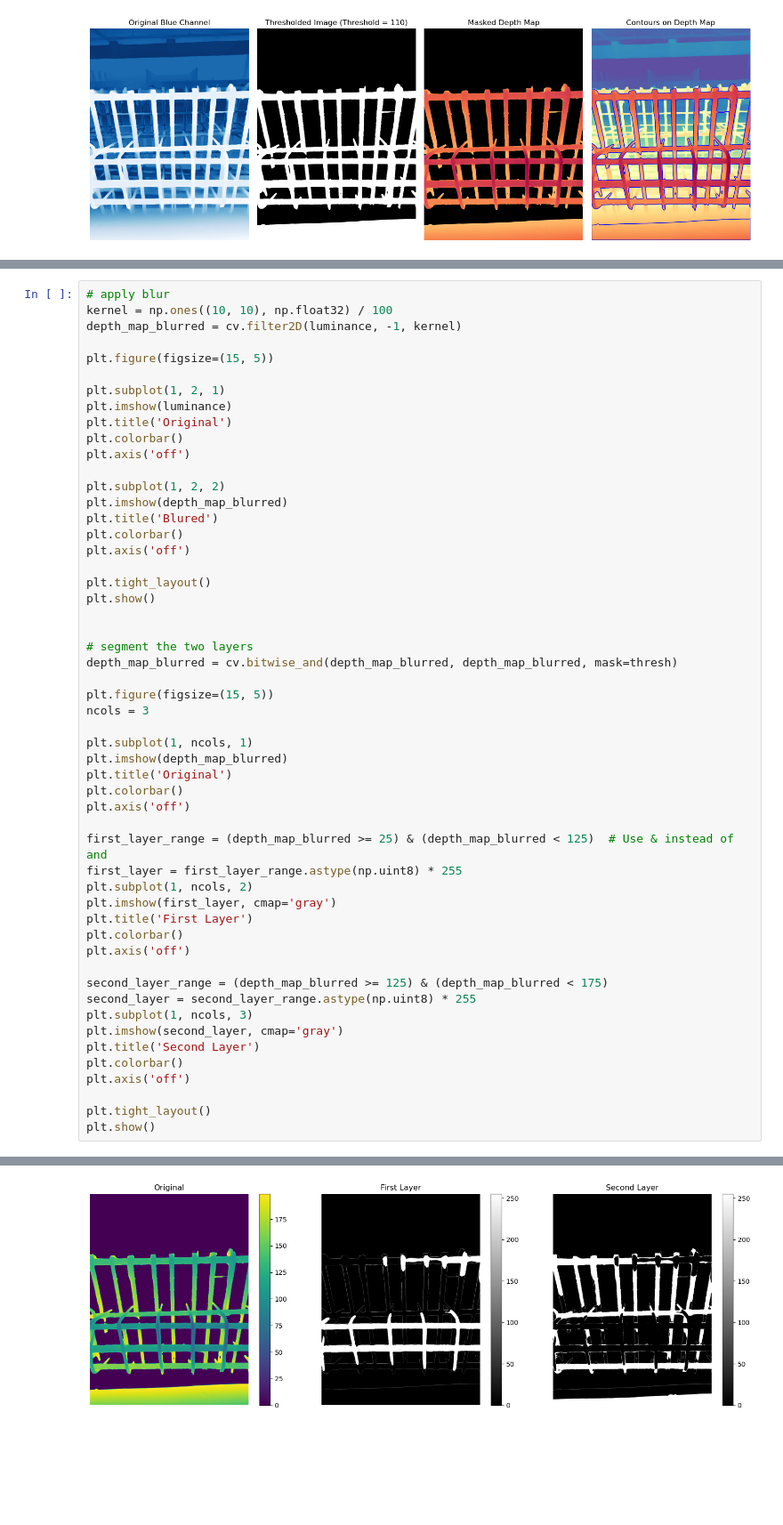
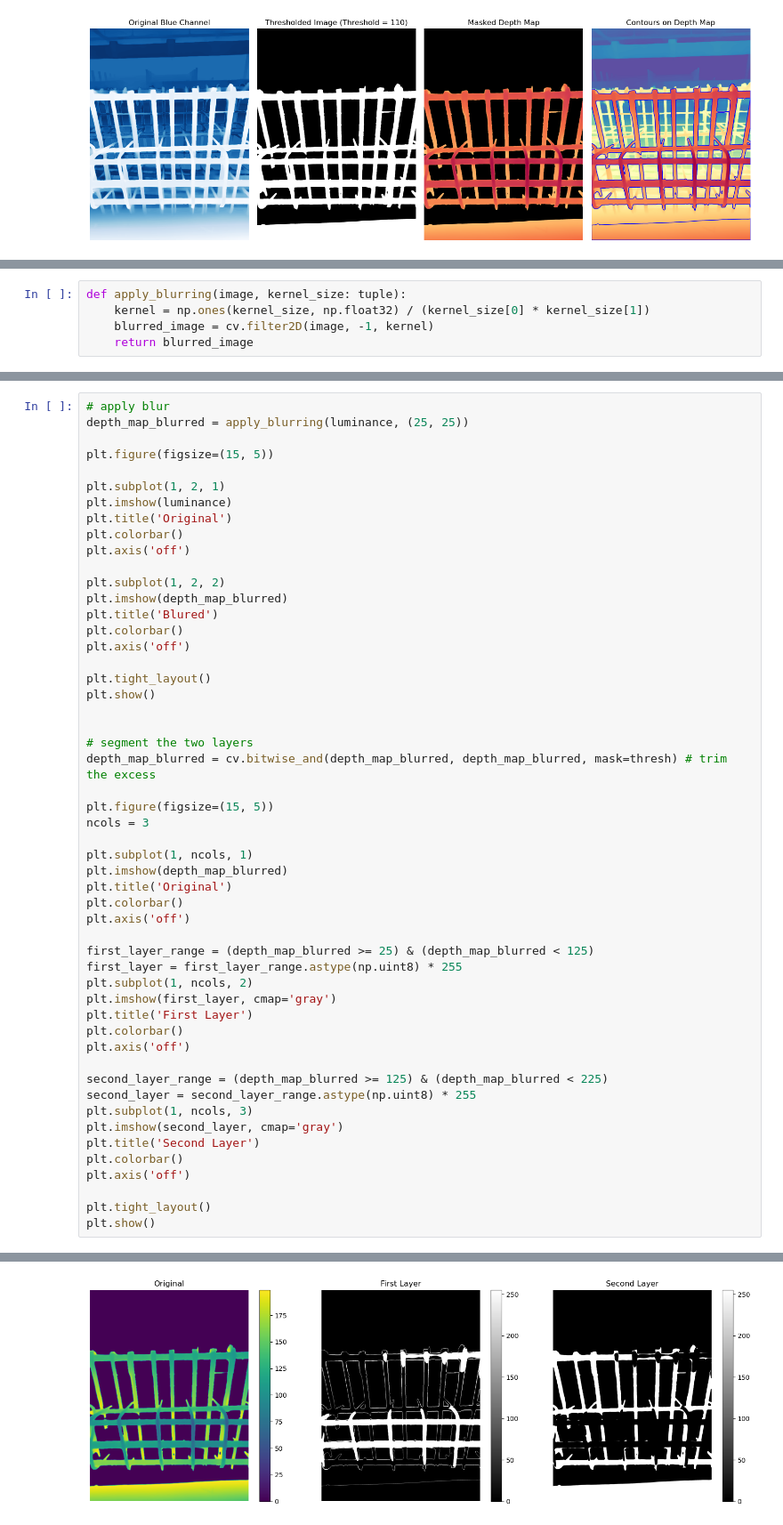
Before and after one commit to HsiaoHungKai/Depth_Models, a Jupyter notebook: corner_detection.ipynb, the cells around one changed output, grey strips where cells are left out. Shown at 89% size. Cells and saved outputs as stored; diff of their text form; blank space fills up the shorter version.

```diff
--- a/corner_detection.ipynb
+++ b/corner_detection.ipynb
@@ -134,3 +170,8 @@ As you can see, the second layer is ugly due to depth detection
 Next Steps:
 - try to smooth out the edges using blur (https://docs.opencv.org/4.x/d4/d13/tutorial_py_filtering.html)
 - try to use k-means as threshold (https://docs.opencv.org/4.x/d1/d5c/tutorial_py_kmeans_opencv.html)
+# %%
+def apply_blurring(image, kernel_size: tuple):
+    kernel = np.ones(kernel_size, np.float32) / (kernel_size[0] * kernel_size[1])
+    blurred_image = cv.filter2D(image, -1, kernel)
+    return blurred_image
@@ -137,7 +256,6 @@ Next Steps:
 # %%
 # apply blur
-kernel = np.ones((10, 10), np.float32) / 100
-depth_map_blurred = cv.filter2D(luminance, -1, kernel)
+depth_map_blurred = apply_blurring(luminance, (25, 25))
 
 plt.figure(figsize=(15, 5))
 
@@ -158,35 +276,35 @@ plt.show()
 
 
 # segment the two layers
-depth_map_blurred = cv.bitwise_and(depth_map_blurred, depth_map_blurred, mask=thresh)
+depth_map_blurred = cv.bitwise_and(depth_map_blurred, depth_map_blurred, mask=thresh) # trim the excess
 
 plt.figure(figsize=(15, 5))
 ncols = 3
 
 plt.subplot(1, ncols, 1)
 plt.imshow(depth_map_blurred)
 plt.title('Original')
 plt.colorbar()
 plt.axis('off')
 
-first_layer_range = (depth_map_blurred >= 25) & (depth_map_blurred < 125)  # Use & instead of and
+first_layer_range = (depth_map_blurred >= 25) & (depth_map_blurred < 125)
 first_layer = first_layer_range.astype(np.uint8) * 255
 plt.subplot(1, ncols, 2)
 plt.imshow(first_layer, cmap='gray')
 plt.title('First Layer')
 plt.colorbar()
 plt.axis('off')
 
-second_layer_range = (depth_map_blurred >= 125) & (depth_map_blurred < 175)
+second_layer_range = (depth_map_blurred >= 125) & (depth_map_blurred < 225)
 second_layer = second_layer_range.astype(np.uint8) * 255
 plt.subplot(1, ncols, 3)
 plt.imshow(second_layer, cmap='gray')
 plt.title('Second Layer')
 plt.colorbar()
 plt.axis('off')
 
 plt.tight_layout()
 plt.show()
 # %% [output]
 [figure]
-[figure, old version]
+[figure, new version]
```
Also changed, not shown: parts of 16 cells of this notebook.
